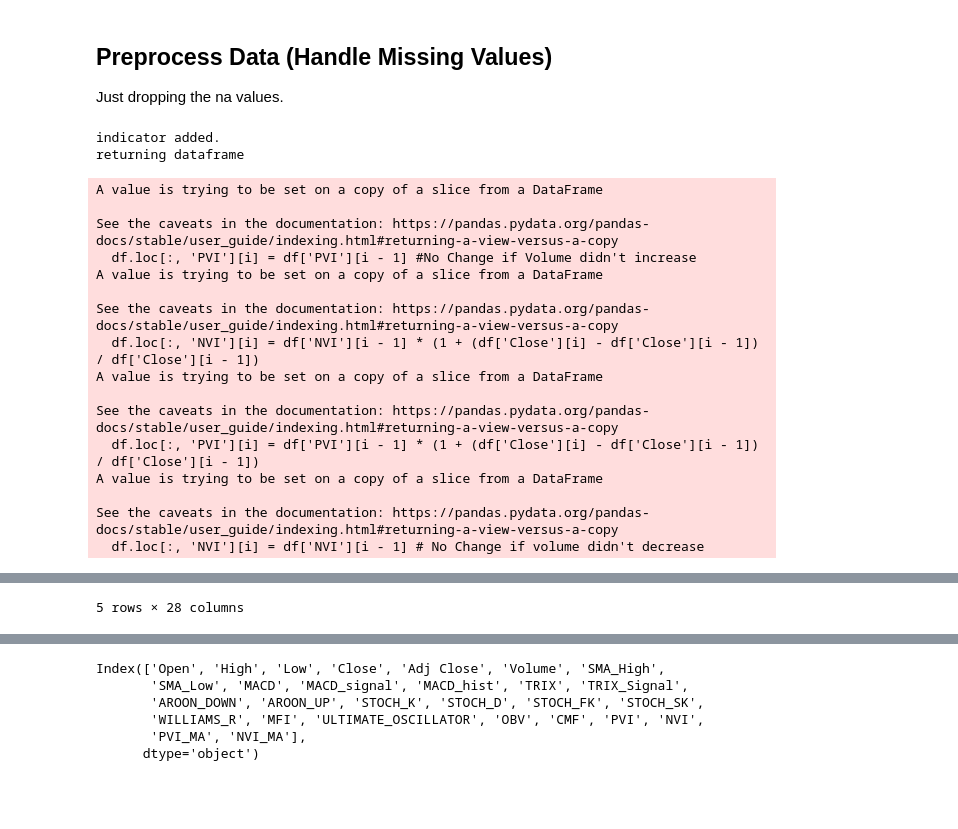
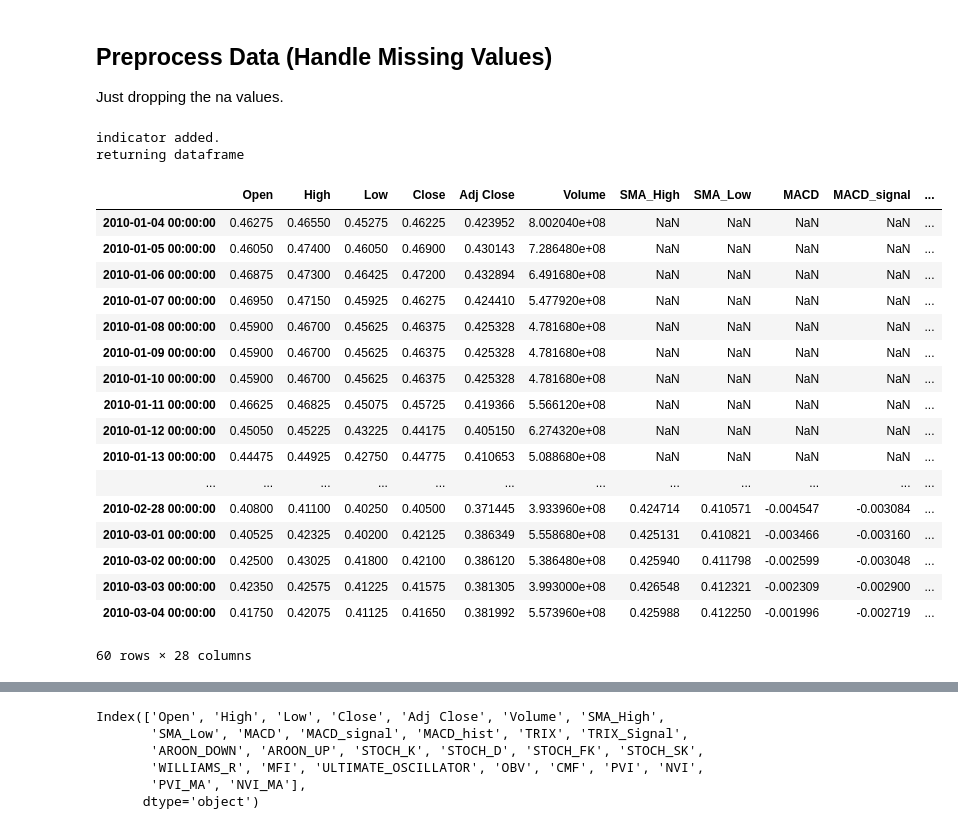
Before and after one commit to cody-mckeon/Algo_Indicator_0, a Jupyter notebook: Algo_Indicator_0.ipynb, the cells around one changed output, grey strips where cells are left out. Saved outputs shown, nothing was run; the diff lists cells and outputs as text; code cells hidden in the pictures; blank space fills up the shorter version.

Commit message:
Fixing pandas copying warnings. Focusing on High Importance Features during refinement.

```diff
--- a/Algo_Indicator_0.ipynb
+++ b/Algo_Indicator_0.ipynb
@@ -55,0 +67,3 @@ df
+# %%
+df.index = pd.to_datetime(df.index)
+df.index
@@ -151,24 +247,28 @@ def add_indicators(df):
 <h2>Preprocess Data (Handle Missing Values)</h2>
 <p>Just dropping the na values.</p>
 # %%
-df_indicators = add_indicators(df)
-df_indicators.tail()
+df_copy = df_full.copy(deep=True)
+df_copy.dropna()
+df_indicators = add_indicators(df_copy)
+df_indicators.head(60)
 # %% [output]
 indicator added.
 returning dataframe
+|  | Open | High | Low | Close | Adj Close | Volume | SMA_High | SMA_Low | MACD | MACD_signal | ... |
+| 2010-01-04 00:00:00 | 0.46275 | 0.46550 | 0.45275 | 0.46225 | 0.423952 | 8.002040e+08 | NaN | NaN | NaN | NaN | ... |
+| 2010-01-05 00:00:00 | 0.46050 | 0.47400 | 0.46050 | 0.46900 | 0.430143 | 7.286480e+08 | NaN | NaN | NaN | NaN | ... |
+| 2010-01-06 00:00:00 | 0.46875 | 0.47300 | 0.46425 | 0.47200 | 0.432894 | 6.491680e+08 | NaN | NaN | NaN | NaN | ... |
+| 2010-01-07 00:00:00 | 0.46950 | 0.47150 | 0.45925 | 0.46275 | 0.424410 | 5.477920e+08 | NaN | NaN | NaN | NaN | ... |
+| 2010-01-08 00:00:00 | 0.45900 | 0.46700 | 0.45625 | 0.46375 | 0.425328 | 4.781680e+08 | NaN | NaN | NaN | NaN | ... |
+| 2010-01-09 00:00:00 | 0.45900 | 0.46700 | 0.45625 | 0.46375 | 0.425328 | 4.781680e+08 | NaN | NaN | NaN | NaN | ... |
+| 2010-01-10 00:00:00 | 0.45900 | 0.46700 | 0.45625 | 0.46375 | 0.425328 | 4.781680e+08 | NaN | NaN | NaN | NaN | ... |
+| 2010-01-11 00:00:00 | 0.46625 | 0.46825 | 0.45075 | 0.45725 | 0.419366 | 5.566120e+08 | NaN | NaN | NaN | NaN | ... |
+| 2010-01-12 00:00:00 | 0.45050 | 0.45225 | 0.43225 | 0.44175 | 0.405150 | 6.274320e+08 | NaN | NaN | NaN | NaN | ... |
+| 2010-01-13 00:00:00 | 0.44475 | 0.44925 | 0.42750 | 0.44775 | 0.410653 | 5.088680e+08 | NaN | NaN | NaN | NaN | ... |
+| ... | ... | ... | ... | ... | ... | ... | ... | ... | ... | ... | ... |
+| 2010-02-28 00:00:00 | 0.40800 | 0.41100 | 0.40250 | 0.40500 | 0.371445 | 3.933960e+08 | 0.424714 | 0.410571 | -0.004547 | -0.003084 | ... |
+| 2010-03-01 00:00:00 | 0.40525 | 0.42325 | 0.40200 | 0.42125 | 0.386349 | 5.558680e+08 | 0.425131 | 0.410821 | -0.003466 | -0.003160 | ... |
+| 2010-03-02 00:00:00 | 0.42500 | 0.43025 | 0.41800 | 0.42100 | 0.386120 | 5.386480e+08 | 0.425940 | 0.411798 | -0.002599 | -0.003048 | ... |
+| 2010-03-03 00:00:00 | 0.42350 | 0.42575 | 0.41225 | 0.41575 | 0.381305 | 3.993000e+08 | 0.426548 | 0.412321 | -0.002309 | -0.002900 | ... |
+| 2010-03-04 00:00:00 | 0.41750 | 0.42075 | 0.41125 | 0.41650 | 0.381992 | 5.573960e+08 | 0.425988 | 0.412250 | -0.001996 | -0.002719 | ... |
-A value is trying to be set on a copy of a slice from a DataFrame
-
-See the caveats in the documentation: https://pandas.pydata.org/pandas-docs/stable/user_guide/indexing.html#returning-a-view-versus-a-copy
-  df.loc[:, 'PVI'][i] = df['PVI'][i - 1] #No Change if Volume didn't increase
-A value is trying to be set on a copy of a slice from a DataFrame
-
-See the caveats in the documentation: https://pandas.pydata.org/pandas-docs/stable/user_guide/indexing.html#returning-a-view-versus-a-copy
-  df.loc[:, 'NVI'][i] = df['NVI'][i - 1] * (1 + (df['Close'][i] - df['Close'][i - 1]) / df['Close'][i - 1])
-A value is trying to be set on a copy of a slice from a DataFrame
-
-See the caveats in the documentation: https://pandas.pydata.org/pandas-docs/stable/user_guide/indexing.html#returning-a-view-versus-a-copy
-  df.loc[:, 'PVI'][i] = df['PVI'][i - 1] * (1 + (df['Close'][i] - df['Close'][i - 1]) / df['Close'][i - 1])
-A value is trying to be set on a copy of a slice from a DataFrame
-
-See the caveats in the documentation: https://pandas.pydata.org/pandas-docs/stable/user_guide/indexing.html#returning-a-view-versus-a-copy
-  df.loc[:, 'NVI'][i] = df['NVI'][i - 1] # No Change if volume didn't decrease
+60 rows × 28 columns
@@ -182 +274,0 @@ See the caveats in the documentation: https://pandas.pydata.org/pandas-docs/stab
-5 rows × 28 columns
```
Also changed, not shown: parts of 29 cells of this notebook.
